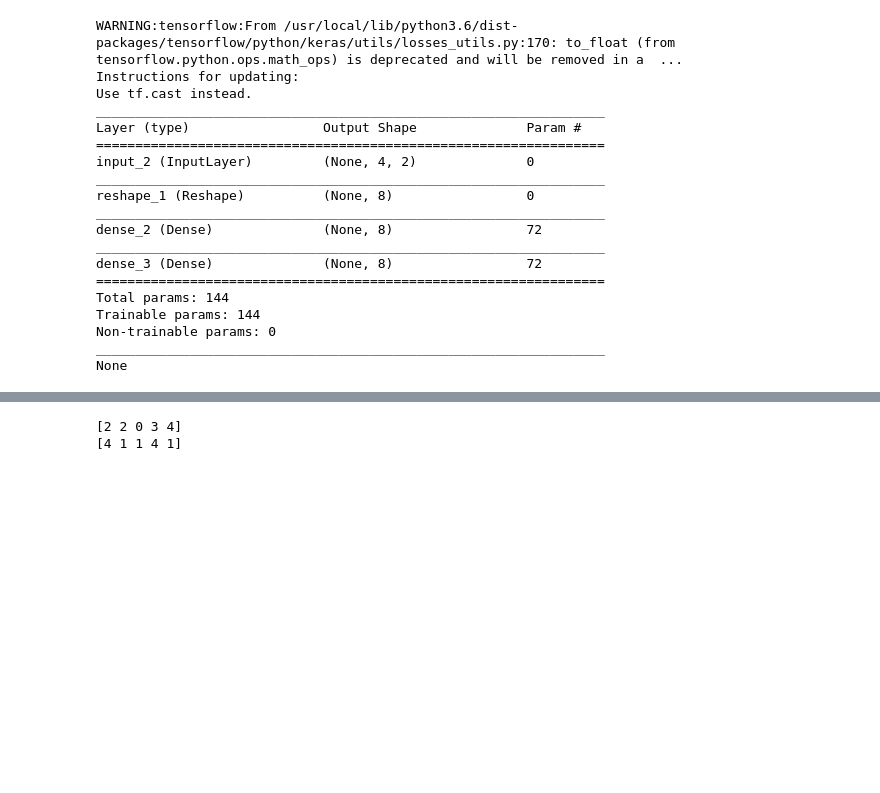
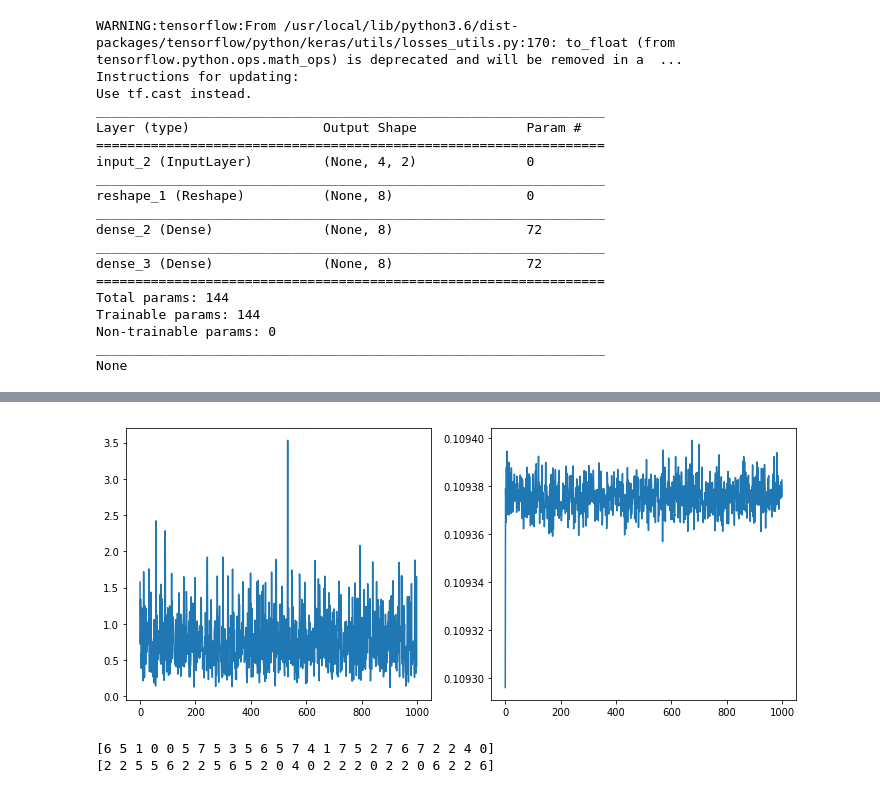
Before and after one commit to Aithu-Snehith/End-to-End-Learning-of-Communications-Systems-Without-a-Channel-Model, a Jupyter notebook: trail_tx_rx_model.ipynb, the cells around one changed output, grey strips where cells are left out. Saved outputs shown, nothing was run; the diff lists cells and outputs as text; code cells hidden in the pictures; blank space fills up the shorter version.

Commit message:
Added plots and prediction

```diff
--- a/trail_tx_rx_model.ipynb
+++ b/trail_tx_rx_model.ipynb
@@ -102,6 +101,8 @@ Non-trainable params: 0
 _________________________________________________________________
 None
 # %%
+loss_tx = []
+loss_rx = []
 for epoch in range(epochs):
   raw_input = np.random.randint(0,8,(batch_size))
   label = np.zeros((batch_size, 8))
@@ -112,8 +113,10 @@ for epoch in range(epochs):
   pred = model_rx.predict(y)
   loss = np.sum(np.square(label - pred), axis = 1)
   print('epoch: ', epoch)
-  model_policy.fit(tx_input, loss, batch_size=batch_size, epochs=1, verbose=1)
-  model_rx.fit(xp, label, batch_size=batch_size, epochs=1, verbose=1)
+  history_tx = model_policy.fit(tx_input, loss, batch_size=batch_size, epochs=1, verbose=1)
+  loss_tx.append(history_tx.history['loss'][0])
+  history_rx = model_rx.fit(xp, label, batch_size=batch_size, epochs=1, verbose=1)
+  loss_rx.append(history_rx.history['loss'][0])
 # %% [output]
 epoch:  0
 WARNING:tensorflow:From /usr/local/lib/python3.6/dist-packages/tensorflow/python/ops/math_ops.py:3066: to_int32 (from tensorflow.python.ops.math_ops) is deprecated and will be removed in a future vers ...
@@ -135,6 +138,15 @@ epoch:  2489
+# %%
+plt.figure(figsize = (12,5))
+plt.subplot(1,2,1)
+plt.plot(loss_tx)
+plt.subplot(1,2,2)
+plt.plot(loss_rx)
+plt.show()
+# %% [output]
+[figure, added]
 # %%
 #testing
-batch_size = 5
+batch_size = 25
 raw_input = np.random.randint(0,8,(batch_size))
 print(raw_input)
 label = np.zeros((batch_size, 8))
@@ -146,5 +158,5 @@ pred = model_rx.predict(y)
 pred_int = np.argmax(pred, axis = 1)
 print(pred_int)
 # %% [output]
-[2 2 0 3 4]
-[4 1 1 4 1]
+[6 5 1 0 0 5 7 5 3 5 6 5 7 4 1 7 5 2 7 6 7 2 2 4 0]
+[2 2 5 5 6 2 2 5 6 5 2 0 4 0 2 2 2 0 2 2 0 6 2 2 6]
```
Also changed, not shown: parts of 2 cells of this notebook.
